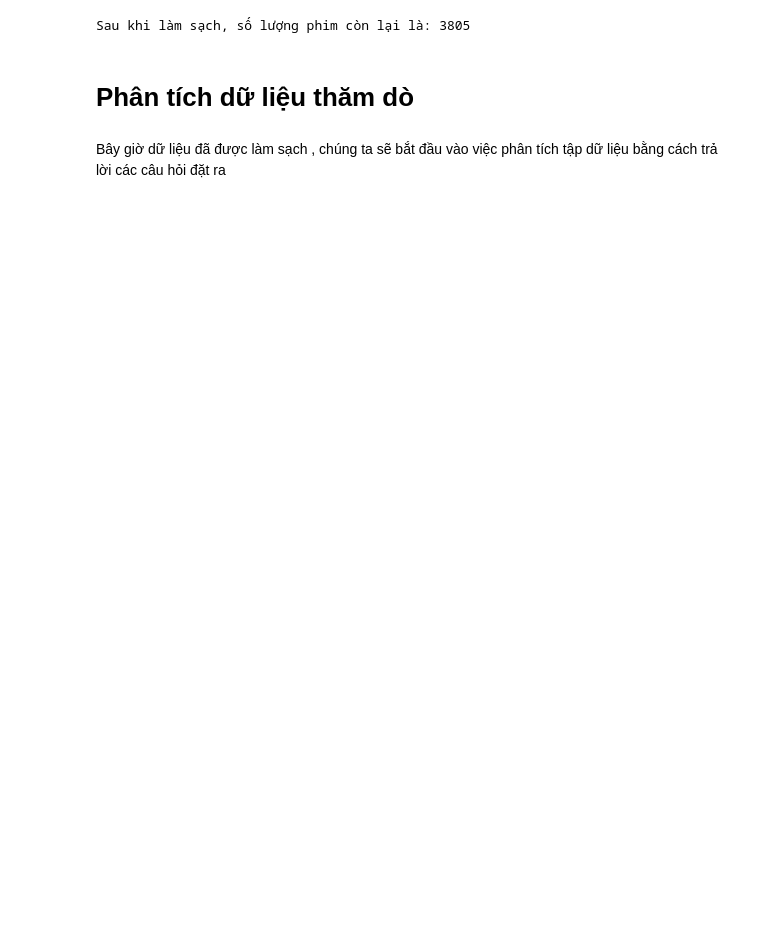
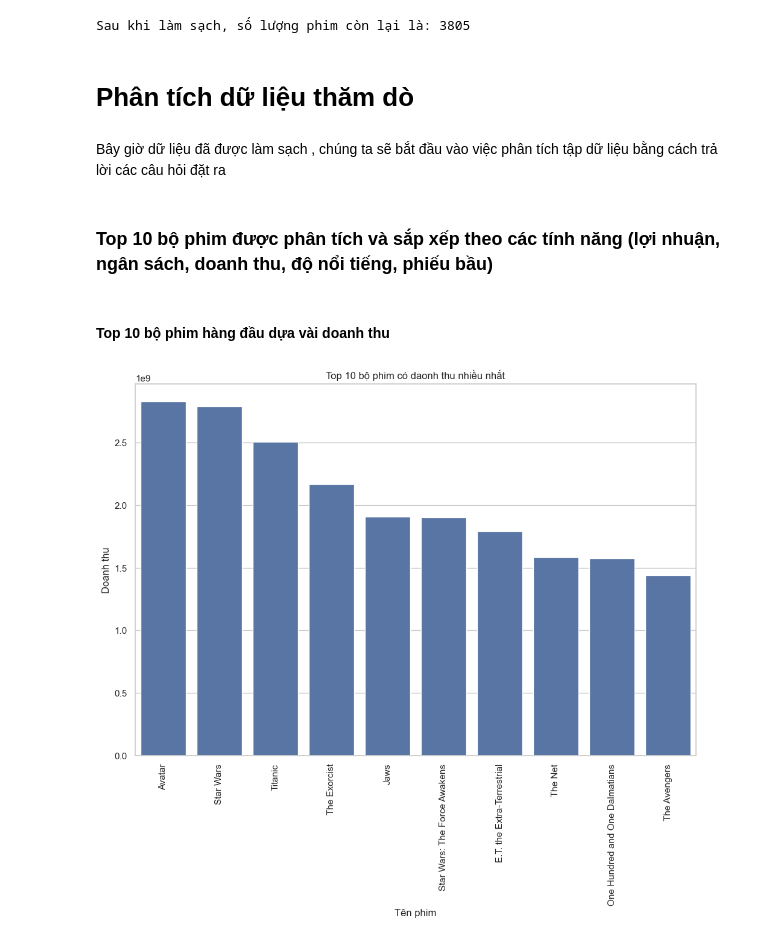
Before and after one commit to Nnguyen-dev2805/PYTHON_FinalProject, a Jupyter notebook: report.ipynb, the cells around one changed output. Saved outputs shown, nothing was run; the diff lists cells and outputs as text; code cells hidden in the pictures; blank space fills up the shorter version.

```diff
--- a/report.ipynb
+++ b/report.ipynb
@@ -301,3 +301,26 @@ df.to_csv('clean_data.csv',index=False)
 # Phân tích dữ liệu thăm dò
 # %% [markdown]
 Bây giờ dữ liệu đã được làm sạch , chúng ta sẽ bắt đầu vào việc phân tích tập dữ liệu bằng cách trả lời các câu hỏi đặt ra
+# %% [markdown]
+### Top 10 bộ phim được phân tích và sắp xếp theo các tính năng (lợi nhuận, ngân sách, doanh thu, độ nổi tiếng, phiếu bầu)
+# %%
+#Top Movies based on different features
+Top_doanhthu = df[["original_title", "revenue_adj"]]
+Top_ngansach = df[['original_title','budget_adj']]
+Top_noitieng = df[['original_title','popularity']]
+# top_loinhuan=df[['original_title','profit']]
+# %% [markdown]
+#### Top 10 bộ phim hàng đầu dựa vài doanh thu
+# %%
+sns.set(rc={'figure.figsize':(12,8)},style='whitegrid')
+# khởi tạo biểu đồ, với kich thước 12x8 inch, màu nền là whitegrid
+ax = sns.barplot(
+    x=Top_doanhthu.sort_values(by = "revenue_adj", ascending=False).head(10).original_title,
+    y=Top_doanhthu.sort_values(by = "revenue_adj", ascending=False).head(10).revenue_adj)
+# chọn 10 phim có daonh thu cao nhất sau khi sắp xếp giảm dần
+plt.xticks(rotation = 90)
+# xoay các  nhãn 90 độ để không bị trùng lên nhau
+ax.set(xlabel='Tên phim', ylabel='Doanh thu', title = 'Top 10 bộ phim có daonh thu nhiều nhất')
+plt.show()
+# %% [output]
+[figure, added]
```
Also changed, not shown: parts of 6 cells of this notebook, 1 other file.
